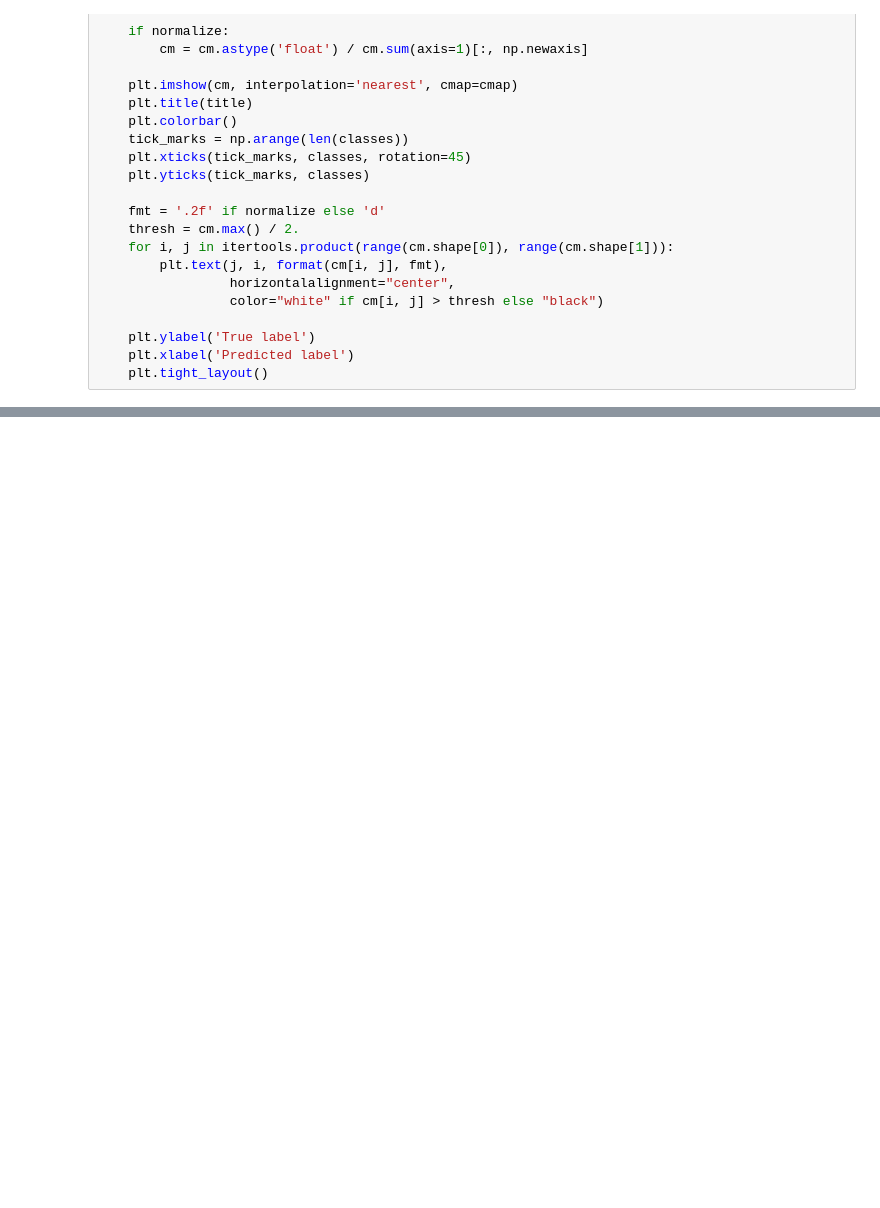
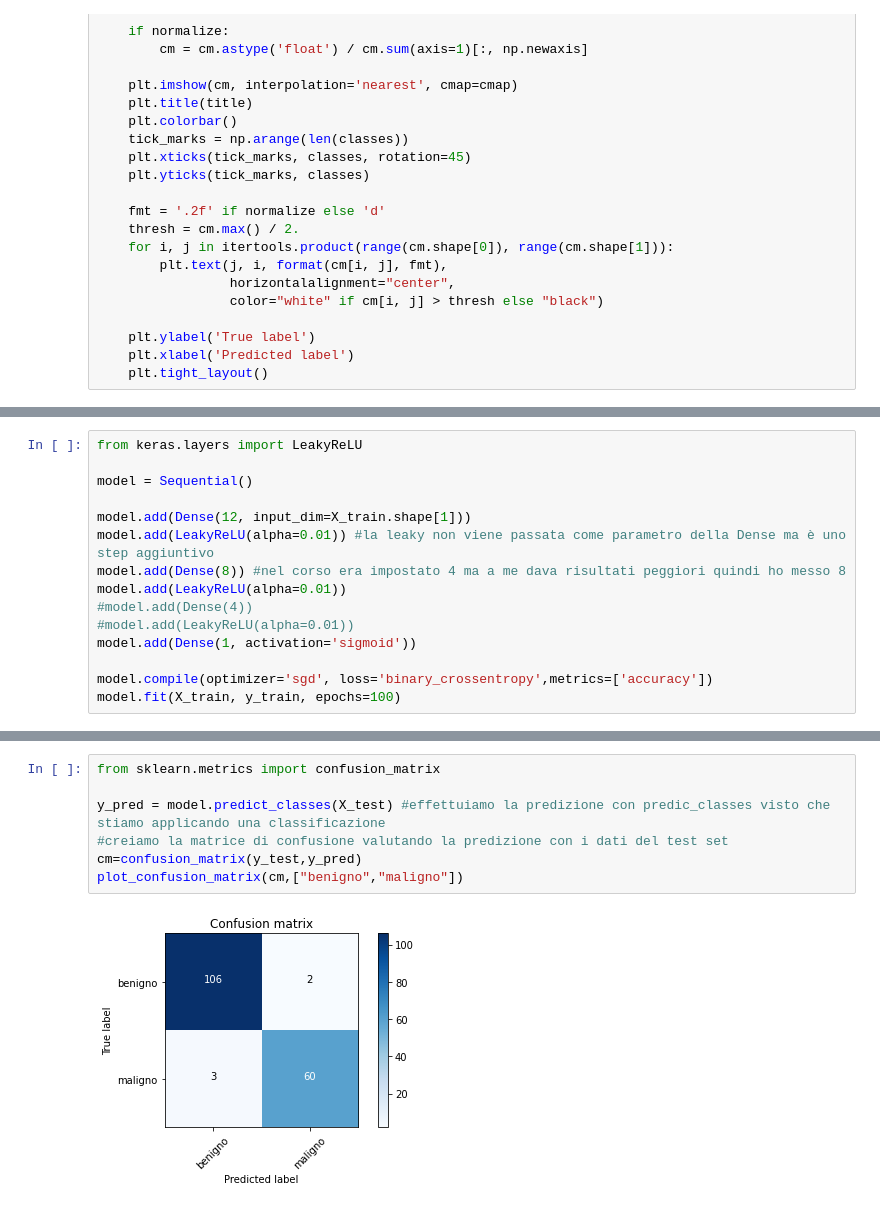
Before and after one commit to zideric/colab, a Jupyter notebook: Udemi_reti_neurali_artificiali.ipynb, the cells around one changed output, grey strips where cells are left out. Drawn from its saved outputs; the diff is of its cells as text; blank space fills up the shorter version.

```diff
--- a/Udemi_reti_neurali_artificiali.ipynb
+++ b/Udemi_reti_neurali_artificiali.ipynb
@@ -261,0 +268,15 @@ def plot_confusion_matrix(cm, classes,
+# %%
+from keras.layers import LeakyReLU
+
+model = Sequential()
+
+model.add(Dense(12, input_dim=X_train.shape[1]))
+model.add(LeakyReLU(alpha=0.01)) #la leaky non viene passata come parametro della Dense ma è uno step aggiuntivo
+model.add(Dense(8)) #nel corso era impostato 4 ma a me dava risultati peggiori quindi ho messo 8
+model.add(LeakyReLU(alpha=0.01))
+#model.add(Dense(4))
+#model.add(LeakyReLU(alpha=0.01))
+model.add(Dense(1, activation='sigmoid'))
+
+model.compile(optimizer='sgd', loss='binary_crossentropy',metrics=['accuracy'])
+model.fit(X_train, y_train, epochs=100)
@@ -261,0 +321,9 @@ def plot_confusion_matrix(cm, classes,
+# %%
+from sklearn.metrics import confusion_matrix
+
+y_pred = model.predict_classes(X_test) #effettuiamo la predizione con predic_classes visto che stiamo applicando una classificazione
+#creiamo la matrice di confusione valutando la predizione con i dati del test set
+cm=confusion_matrix(y_test,y_pred)
+plot_confusion_matrix(cm,["benigno","maligno"])
+# %% [output]
+[figure, added]
```
Also changed, not shown: parts of 4 cells of this notebook.
